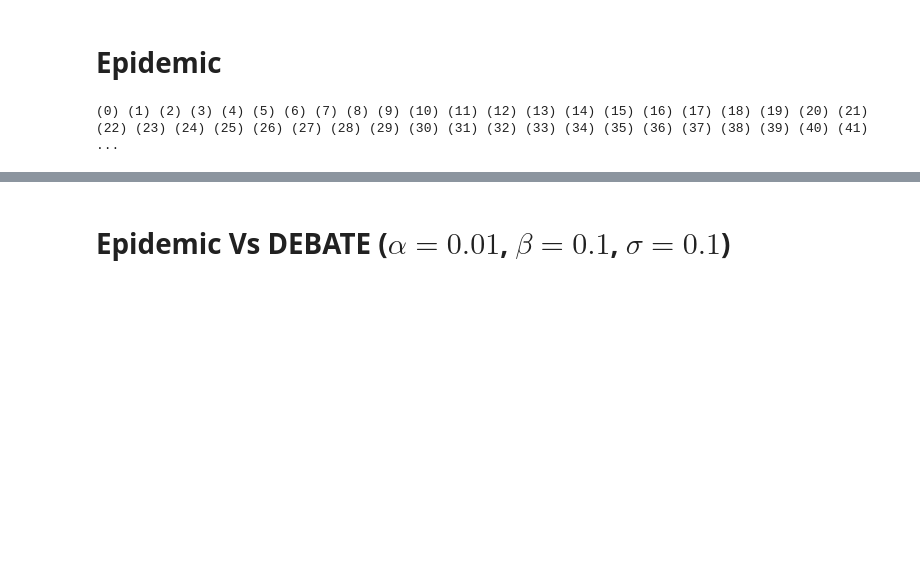
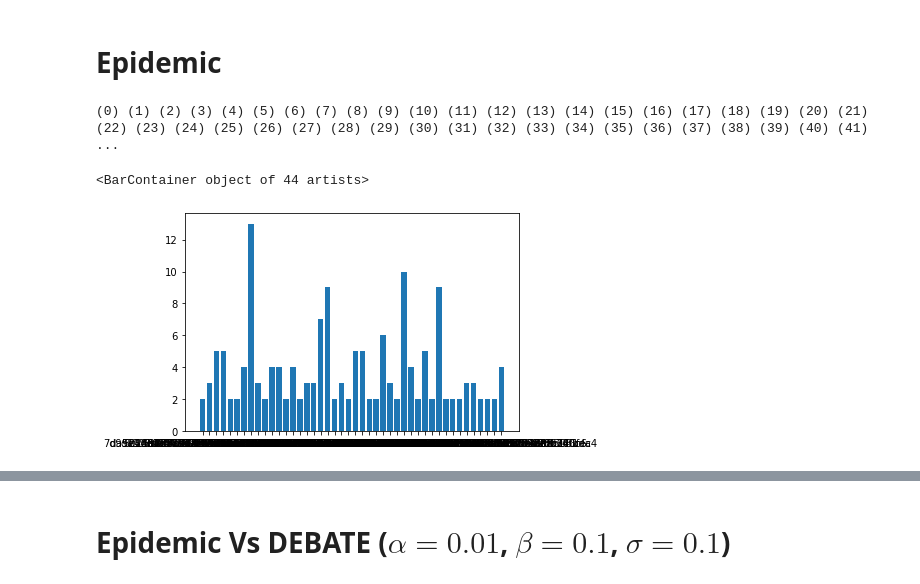
Before and after one commit to AndreaMnzt/DTNsimulator, a Jupyter notebook: Simulator.ipynb, the cells around one changed output, grey strips where cells are left out. Drawn from its saved outputs; the diff is of its cells as text; code cells hidden in the pictures; blank space fills up the shorter version.

```diff
--- a/Simulator.ipynb
+++ b/Simulator.ipynb
@@ -420,4 +436,14 @@ for i in range(simulation_len):
     print( '(' + str(i) +')', end = ' ')
 # %% [output]
 (0) (1) (2) (3) (4) (5) (6) (7) (8) (9) (10) (11) (12) (13) (14) (15) (16) (17) (18) (19) (20) (21) (22) (23) (24) (25) (26) (27) (28) (29) (30) (31) (32) (33) (34) (35) (36) (37) (38) (39) (40) (41)  ...
+# %%
+import matplotlib.pyplot as plt
+copies = s_p.copy_counter
+received = s_p.received_packets
+n_copies = {k:copies[k] for k in copies.keys() & received}
+
+plt.bar(n_copies.keys(), n_copies.values())
+# %% [output]
+<BarContainer object of 44 artists>
+[figure, added]
 # %%
```
Also changed, not shown: parts of 9 cells of this notebook, 2 other files.
